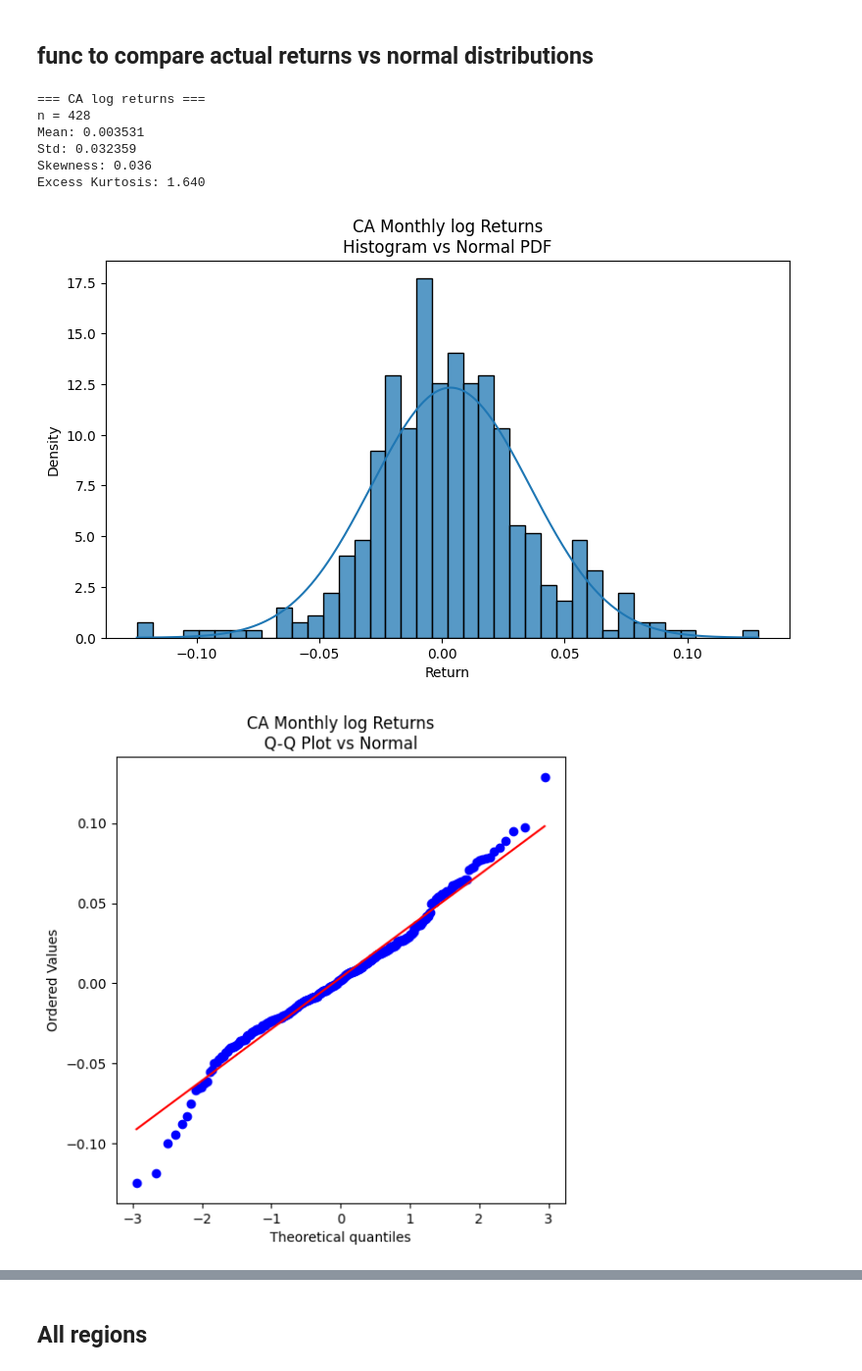
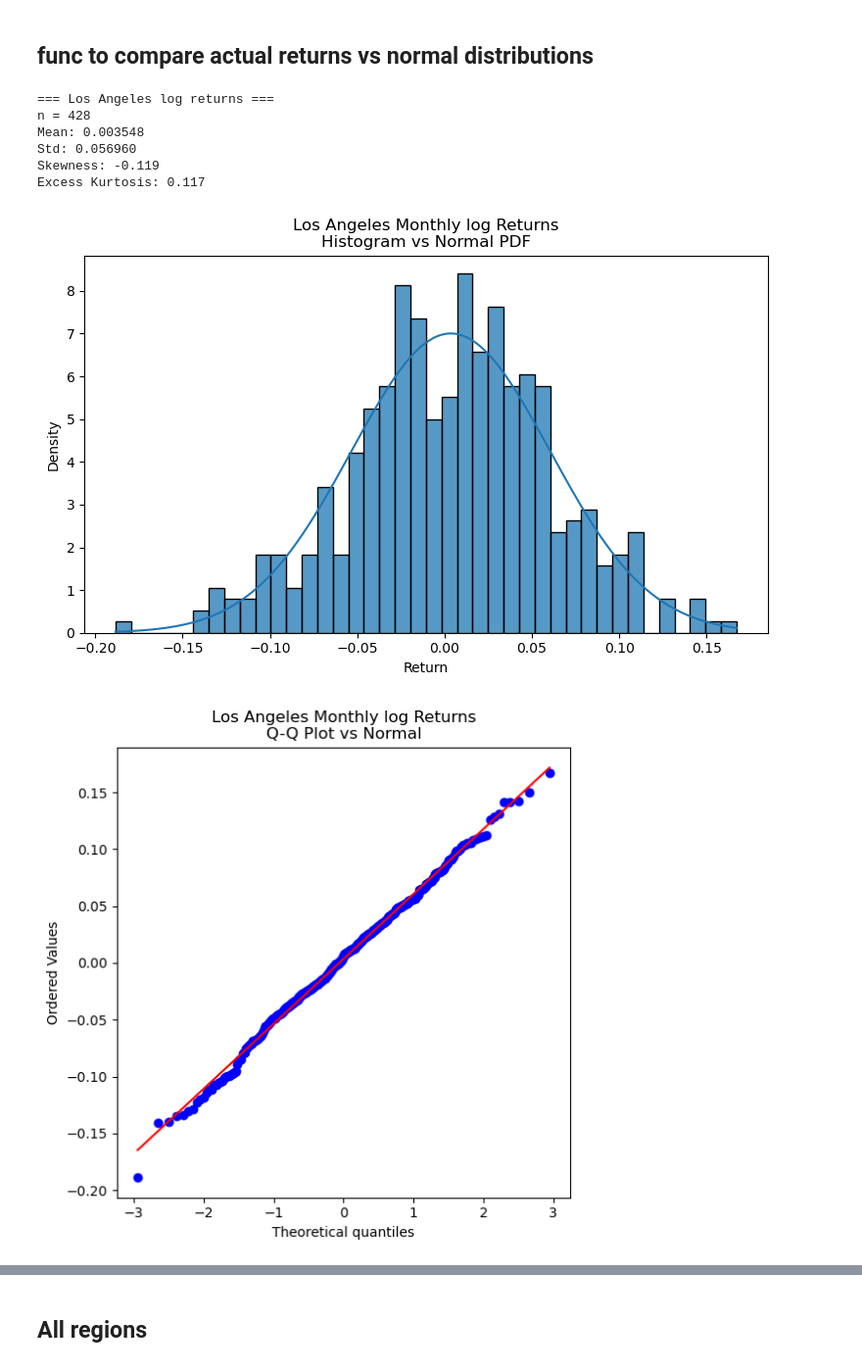
Before and after one commit to alvaroEspinozaMerida/CA_Housing_Analysis, a Jupyter notebook: src/johnny.ipynb, the cells around one changed output, grey strips where cells are left out. Shown at 98% size. Cells and saved outputs as stored; diff of their text form; code cells hidden in the pictures.

```diff
--- a/src/johnny.ipynb
+++ b/src/johnny.ipynb
@@ -196,13 +216,13 @@ def plot_returns_vs_normal(df: pd.DataFrame, region: str, method: str = "log"):
     plt.title(f"{region} Monthly {method} Returns\nQ-Q Plot vs Normal")
     plt.show()
 # %%
-plot_returns_vs_normal(df, "CA", method="log")
+plot_returns_vs_normal(df, "Los Angeles", method="log")
 # %% [output]
-=== CA log returns ===
+=== Los Angeles log returns ===
 n = 428
-Mean: 0.003531
-Std: 0.032359
-Skewness: 0.036
-Excess Kurtosis: 1.640
+Mean: 0.003548
+Std: 0.056960
+Skewness: -0.119
+Excess Kurtosis: 0.117
-[figure, old version]
+[figure, new version]
-[figure, old version]
+[figure, new version]
```
Also changed, not shown: parts of 11 cells of this notebook.
